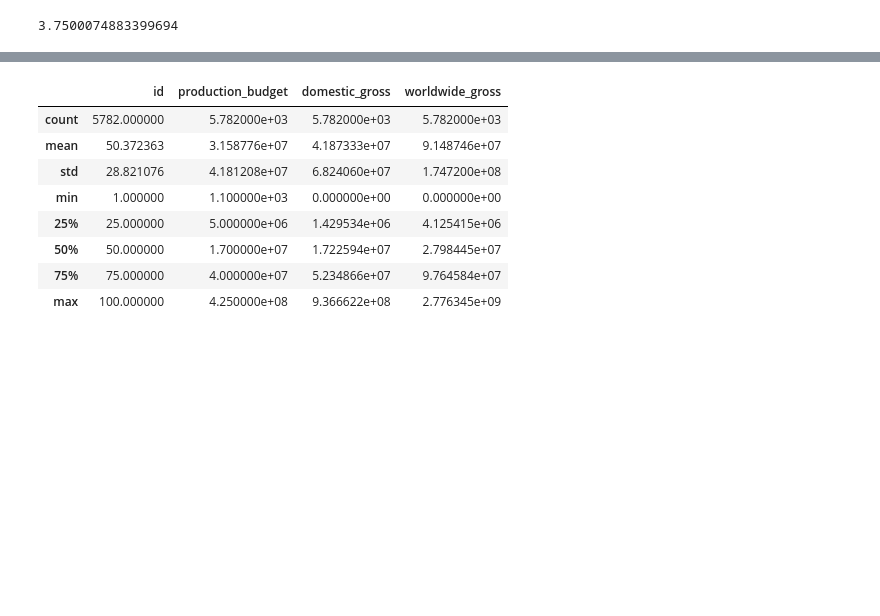
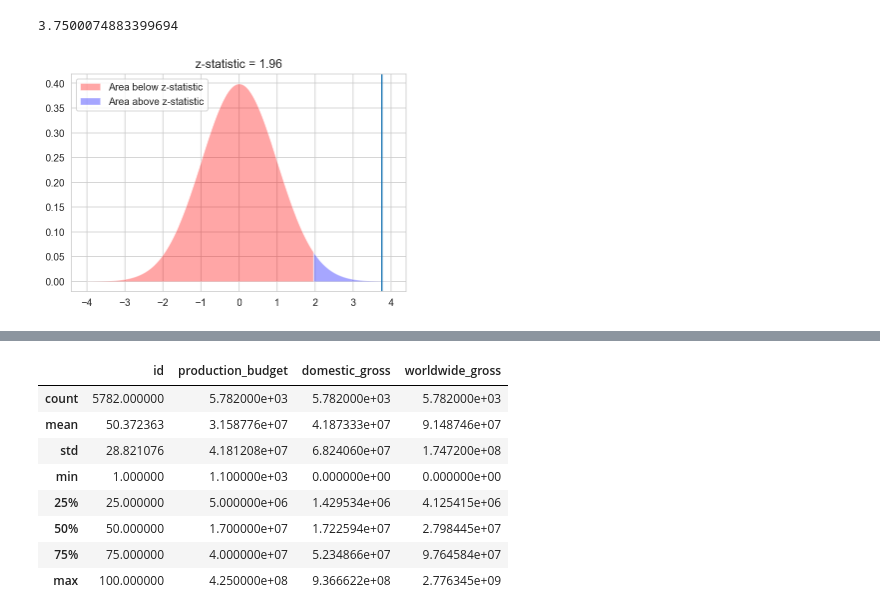
Before and after one commit to ARuizMartinezDeloitte/Capstone, a Jupyter notebook: student.ipynb, the cells around one changed output, grey strips where cells are left out. Cells and saved outputs as stored; diff of their text form; code cells hidden in the pictures; blank space fills up the shorter version.

```diff
--- a/student.ipynb
+++ b/student.ipynb
@@ -103,6 +104,24 @@ z = (Sample_mean - Population_mean) / (Population_std / (Sample_count ** .5))
 z
 # %% [output]
 3.7500074883399694
+# %%
+plt.fill_between(x=np.arange(-4,1.96,0.01),
+                 y1= stats.norm.pdf(np.arange(-4,1.96,0.01)) ,
+                 facecolor='red',
+                 alpha=0.35,
+                 label= 'Area below z-statistic'
+                 )
+
+plt.fill_between(x=np.arange(1.96,4,0.01),
+                 y1= stats.norm.pdf(np.arange(1.96,4,0.01)) ,
+                 facecolor='blue',
+                 alpha=0.35,
+                 label= 'Area above z-statistic')
+plt.axvline(x=3.75)
+plt.legend()
+plt.title ('z-statistic = 1.96');
+# %% [output]
+[figure, added]
 # %%
 df_budgets['production_budget'] = df_budgets['production_budget'].map(lambda x: x.lstrip('$'))
 df_budgets['production_budget'] = df_budgets['production_budget'].map(lambda x: x.replace(',', ''))
```
Also changed, not shown: parts of 1 cell of this notebook, 6 other files.
